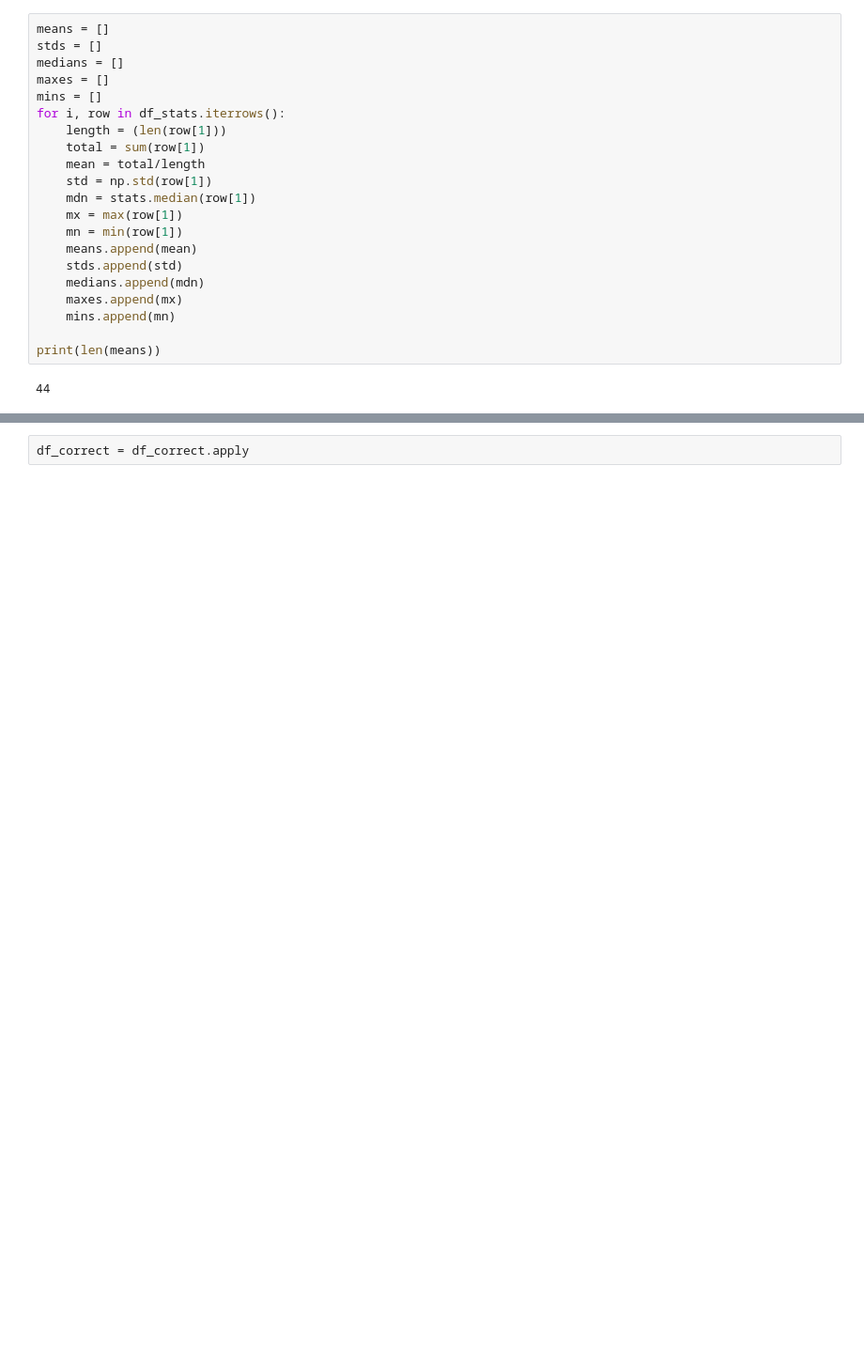
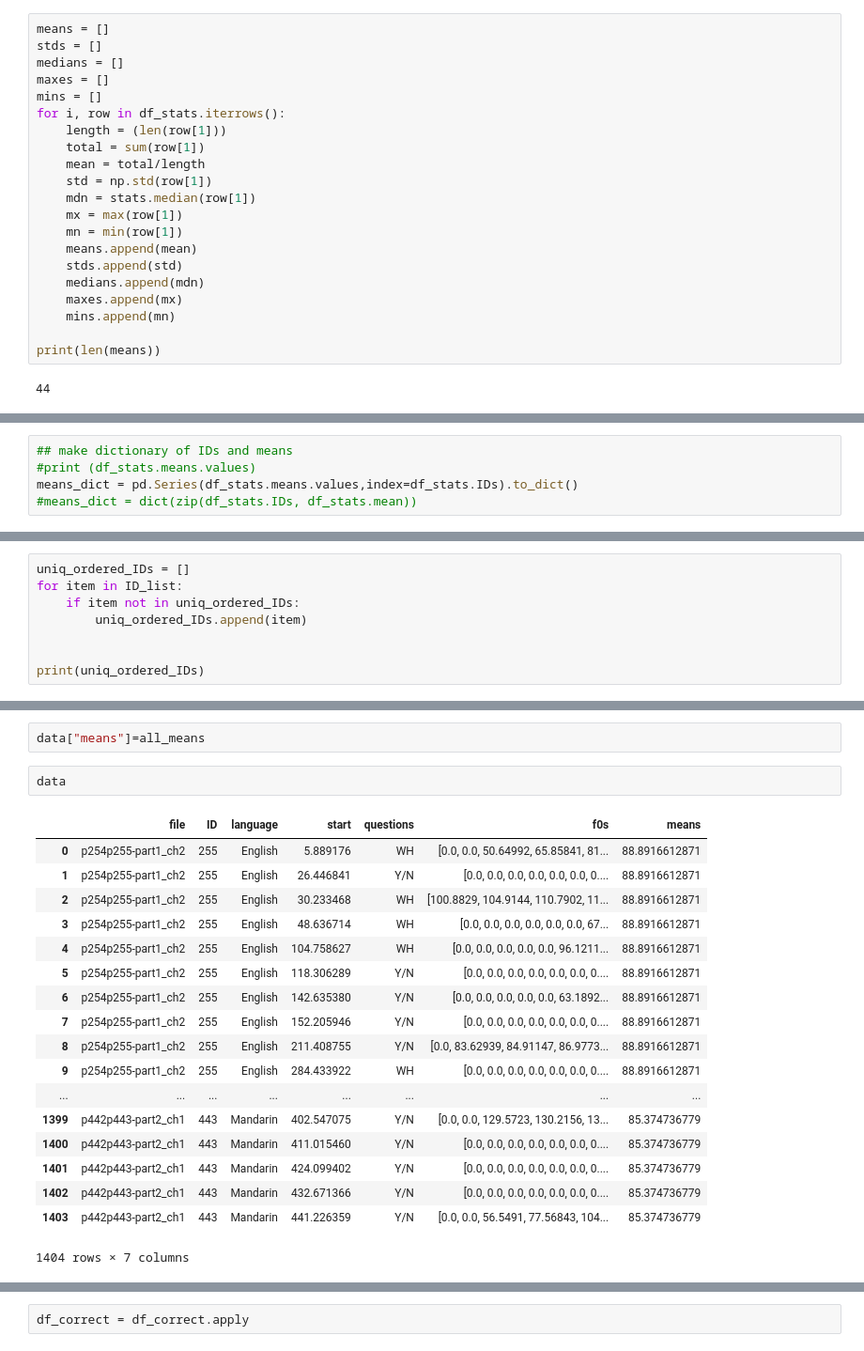
Before and after one commit to rachelrakov/dissertation_code, a Jupyter notebook: normalize_f0s.ipynb, the cells around one changed output, grey strips where cells are left out. Shown: that part at 94% size. Saved outputs shown, nothing was run; the diff lists cells and outputs as text; blank space fills up the shorter version.

```diff
--- a/normalize_f0s.ipynb
+++ b/normalize_f0s.ipynb
@@ -173,3 +264,8 @@ df_stats
 | 41 | 437 | [0.0, 0.0, 0.0, 114.2332, 118.940... | 168.172099 | 116.656717 | 230.592700 | 614.1851 | 0.0 |
 | 42 | 442 | [71.46815, 72.42464, 70.65336, 67... | 86.787415 | 43.060599 | 105.056150 | 201.4316 | 0.0 |
 | 43 | 443 | [0.0, 0.0, 0.0, 0.0, 0.0, 0.0, 13... | 85.374737 | 58.059220 | 108.107800 | 238.7474 | 0.0 |
+# %%
+## make dictionary of IDs and means
+#print (df_stats.means.values)
+means_dict = pd.Series(df_stats.means.values,index=df_stats.IDs).to_dict()
+#means_dict = dict(zip(df_stats.IDs, df_stats.mean))
@@ -175,0 +312,8 @@ df_stats
+# %%
+uniq_ordered_IDs = []
+for item in ID_list:
+    if item not in uniq_ordered_IDs:
+        uniq_ordered_IDs.append(item)
+
+
+print(uniq_ordered_IDs)
@@ -175,0 +342,23 @@ df_stats
+# %%
+data["means"]=all_means
+# %%
+data
+# %% [output]
+|  | file | ID | language | start | questions | f0s | means |
+| 0 | p254p255-part1_ch2 | 255 | English | 5.889176 | WH | [0.0, 0.0, 50.64992, 65.85841, 81... | 88.8916612871 |
+| 1 | p254p255-part1_ch2 | 255 | English | 26.446841 | Y/N | [0.0, 0.0, 0.0, 0.0, 0.0, 0.0, 0.... | 88.8916612871 |
+| 2 | p254p255-part1_ch2 | 255 | English | 30.233468 | WH | [100.8829, 104.9144, 110.7902, 11... | 88.8916612871 |
+| 3 | p254p255-part1_ch2 | 255 | English | 48.636714 | WH | [0.0, 0.0, 0.0, 0.0, 0.0, 0.0, 67... | 88.8916612871 |
+| 4 | p254p255-part1_ch2 | 255 | English | 104.758627 | WH | [0.0, 0.0, 0.0, 0.0, 0.0, 96.1211... | 88.8916612871 |
+| 5 | p254p255-part1_ch2 | 255 | English | 118.306289 | Y/N | [0.0, 0.0, 0.0, 0.0, 0.0, 0.0, 0.... | 88.8916612871 |
+| 6 | p254p255-part1_ch2 | 255 | English | 142.635380 | Y/N | [0.0, 0.0, 0.0, 0.0, 0.0, 63.1892... | 88.8916612871 |
+| 7 | p254p255-part1_ch2 | 255 | English | 152.205946 | Y/N | [0.0, 0.0, 0.0, 0.0, 0.0, 0.0, 0.... | 88.8916612871 |
+| 8 | p254p255-part1_ch2 | 255 | English | 211.408755 | Y/N | [0.0, 83.62939, 84.91147, 86.9773... | 88.8916612871 |
+| 9 | p254p255-part1_ch2 | 255 | English | 284.433922 | WH | [0.0, 0.0, 0.0, 0.0, 0.0, 0.0, 0.... | 88.8916612871 |
+| ... | ... | ... | ... | ... | ... | ... | ... |
+| 1399 | p442p443-part2_ch1 | 443 | Mandarin | 402.547075 | Y/N | [0.0, 0.0, 129.5723, 130.2156, 13... | 85.374736779 |
+| 1400 | p442p443-part2_ch1 | 443 | Mandarin | 411.015460 | Y/N | [0.0, 0.0, 0.0, 0.0, 0.0, 0.0, 0.... | 85.374736779 |
+| 1401 | p442p443-part2_ch1 | 443 | Mandarin | 424.099402 | Y/N | [0.0, 0.0, 0.0, 0.0, 0.0, 0.0, 0.... | 85.374736779 |
+| 1402 | p442p443-part2_ch1 | 443 | Mandarin | 432.671366 | Y/N | [0.0, 0.0, 0.0, 0.0, 0.0, 0.0, 0.... | 85.374736779 |
+| 1403 | p442p443-part2_ch1 | 443 | Mandarin | 441.226359 | Y/N | [0.0, 0.0, 56.5491, 77.56843, 104... | 85.374736779 |
+1404 rows × 7 columns
```
Also changed, not shown: parts of 28 cells of this notebook.
